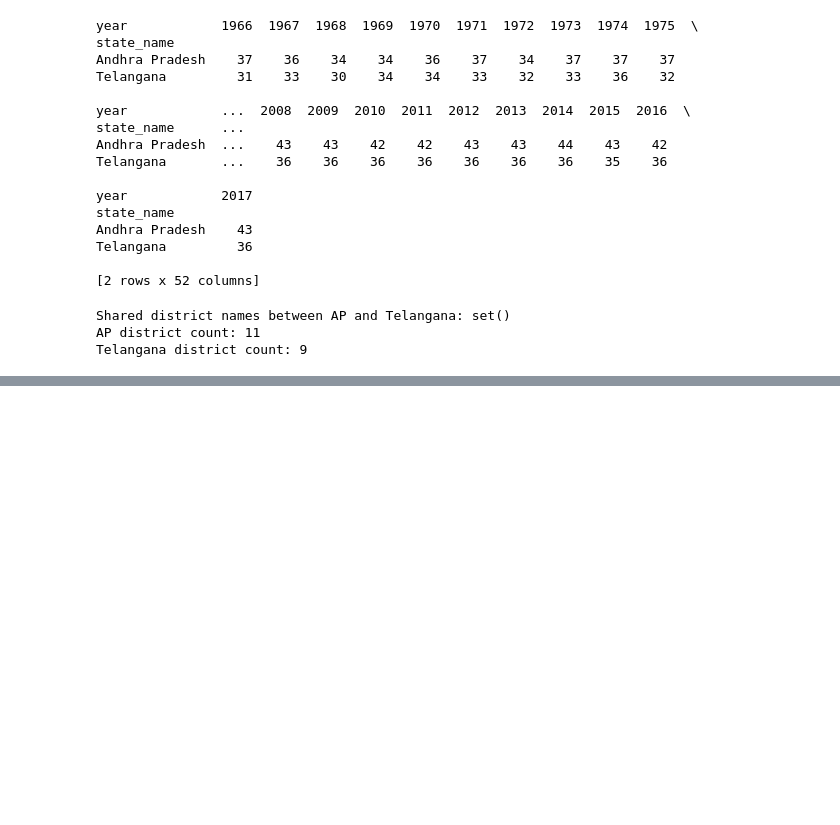
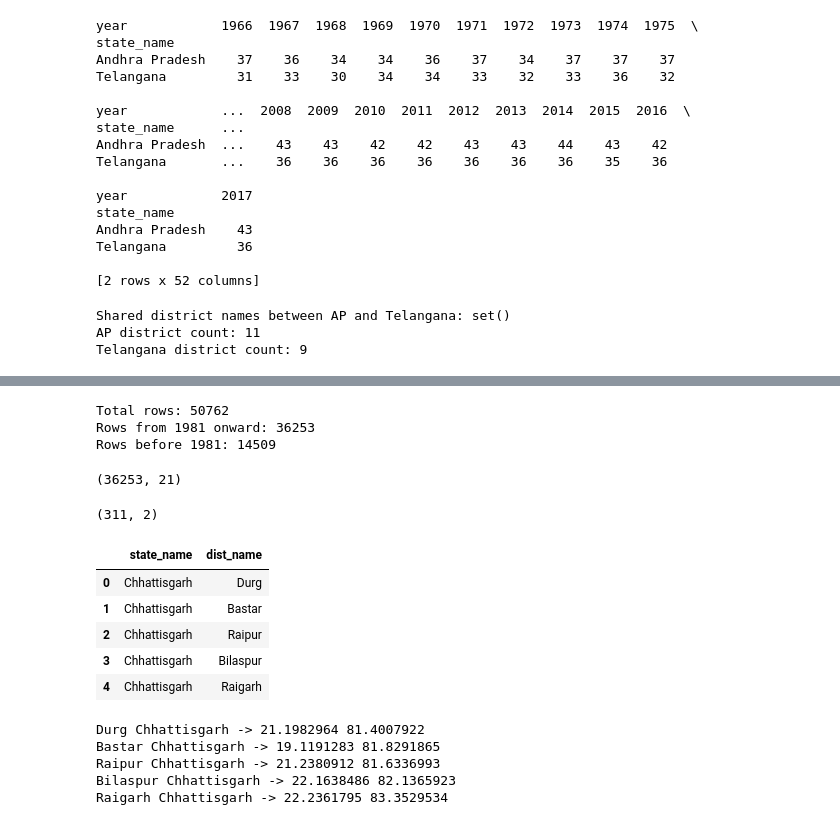
Before and after one commit to prabhavism/AgriVision-AI, a Jupyter notebook: backend/notebooks/Untitled.ipynb, the cells around one changed output, grey strips where cells are left out. Drawn from its saved outputs; the diff is of its cells as text; code cells hidden in the pictures; blank space fills up the shorter version.

```diff
--- a/backend/notebooks/Untitled.ipynb
+++ b/backend/notebooks/Untitled.ipynb
@@ -494,0 +611,59 @@ Telangana district count: 9
+# %%
+print("Total rows:", len(df1))
+print("Rows from 1981 onward:", (df1['year'] >= 1981).sum())
+print("Rows before 1981:", (df1['year'] < 1981).sum())
+# %% [output]
+Total rows: 50762
+Rows from 1981 onward: 36253
+Rows before 1981: 14509
+# %%
+df1_recent = df1[df1['year'] >= 1981].copy()
+df1_recent.to_csv("../data/processed/dataset1_1981_onward.csv", index=False)
+print(df1_recent.shape)
+# %% [output]
+(36253, 21)
+# %%
+districts = df1_recent[['state_name','dist_name']].drop_duplicates().reset_index(drop=True)
+print(districts.shape)
+districts.head()
+# %% [output]
+(311, 2)
+|  | state_name | dist_name |
+| 0 | Chhattisgarh | Durg |
+| 1 | Chhattisgarh | Bastar |
+| 2 | Chhattisgarh | Raipur |
+| 3 | Chhattisgarh | Bilaspur |
+| 4 | Chhattisgarh | Raigarh |
+# %%
+import requests
+import time
+
+def geocode_district(district, state, country="India"):
+    url = "https://nominatim.openstreetmap.org/search"
+    params = {
+        "q": f"{district}, {state}, {country}",
+        "format": "json",
+        "limit": 1
+    }
+    headers = {"User-Agent": "AgriVisionAI/1.0"}
+    try:
+        resp = requests.get(url, params=params, headers=headers, timeout=10)
+        data = resp.json()
+        if data:
+            return float(data[0]['lat']), float(data[0]['lon'])
+    except Exception as e:
+        print(f"Error for {district}, {state}: {e}")
+    return None, None
+
+# test on first 5 before running all 311
+for i in range(5):
+    d, s = districts.loc[i, 'dist_name'], districts.loc[i, 'state_name']
+    lat, lon = geocode_district(d, s)
+    print(d, s, "->", lat, lon)
+    time.sleep(1)  # Nominatim requires max 1 request/sec
+# %% [output]
+Durg Chhattisgarh -> 21.1982964 81.4007922
+Bastar Chhattisgarh -> 19.1191283 81.8291865
+Raipur Chhattisgarh -> 21.2380912 81.6336993
+Bilaspur Chhattisgarh -> 22.1638486 82.1365923
+Raigarh Chhattisgarh -> 22.2361795 83.3529534
```
Also changed, not shown: parts of 23 cells of this notebook.
